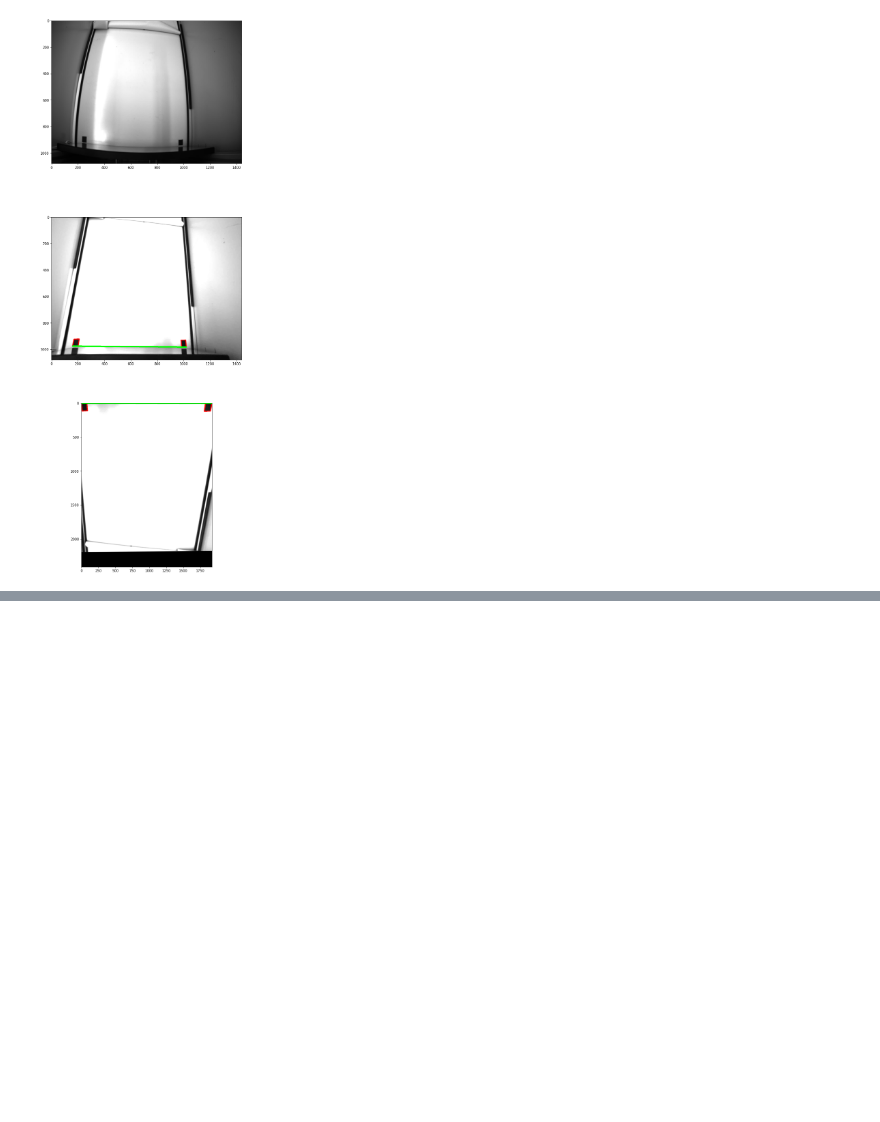
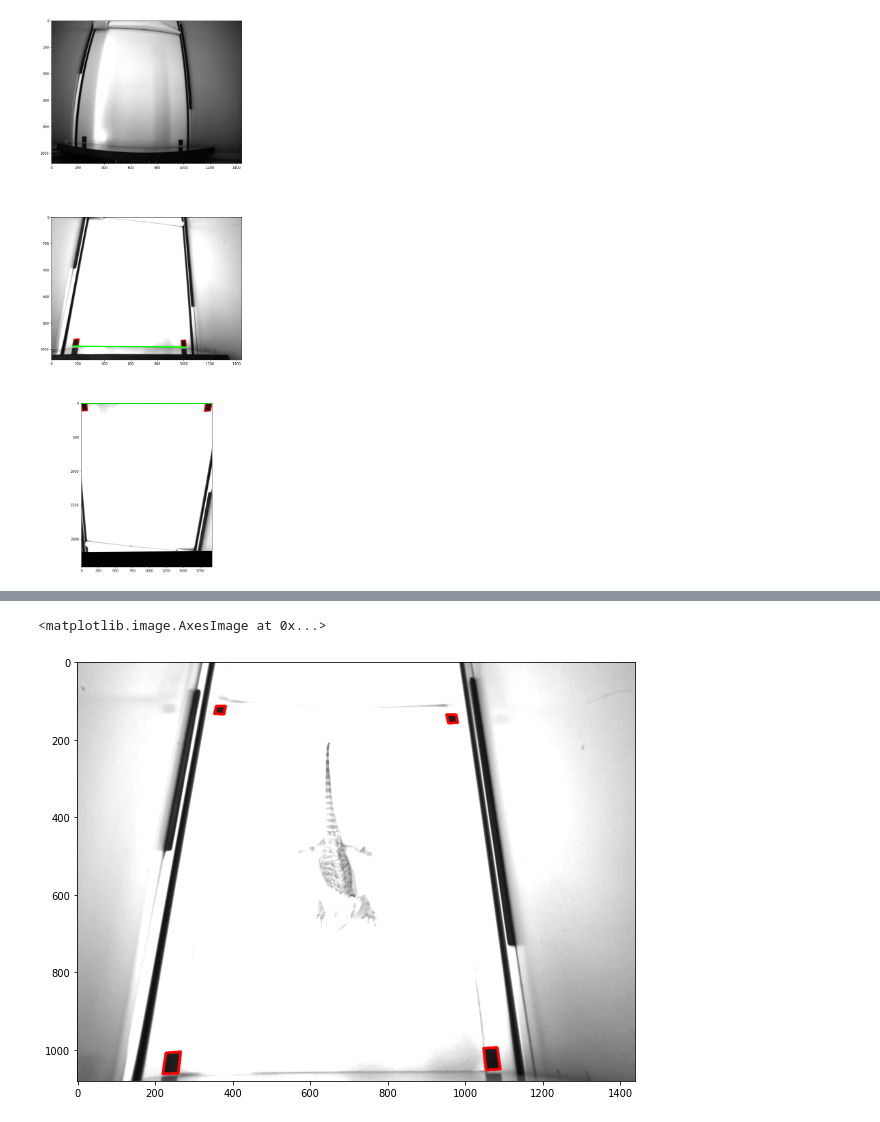
Before and after one commit to regevti/Pogona_Pursuit, a Jupyter notebook: Arena/data_stuff.ipynb, the cells around one changed output, grey strips where cells are left out. Drawn from its saved outputs; the diff is of its cells as text; code cells hidden in the pictures; blank space fills up the shorter version.

```diff
--- a/Arena/data_stuff.ipynb
+++ b/Arena/data_stuff.ipynb
@@ -209,0 +230,11 @@ vals = test[['x','y']].values
+# %%
+img = cv.imread('../Calib_frames/chkr_2000.jpg',cv.IMREAD_COLOR)
+img = calib.undistort_image(img, (mapx, mapy))
+cal_img = img.copy()
+img = cv.cvtColor(cal_img.copy(), cv.COLOR_BGR2GRAY)
+img = cv.convertScaleAbs(img, alpha=2.3, beta=1)
+
+_, threshold = cv.threshold(img, 128, 255, cv.THRESH_BINARY_INV)
+contours, _ = cv.findContours(threshold, cv.RETR_TREE, cv.CHAIN_APPROX_SIMPLE)
+
+img = cv.cvtColor(img, cv.COLOR_GRAY2BGR)
@@ -209,0 +280,6 @@ vals = test[['x','y']].values
+# %%
+plt.figure(figsize=(10,10))
+plt.imshow(img)
+# %% [output]
+<matplotlib.image.AxesImage at 0x...>
+[figure, added]
```
Also changed, not shown: parts of 22 cells of this notebook, 5 other files.
